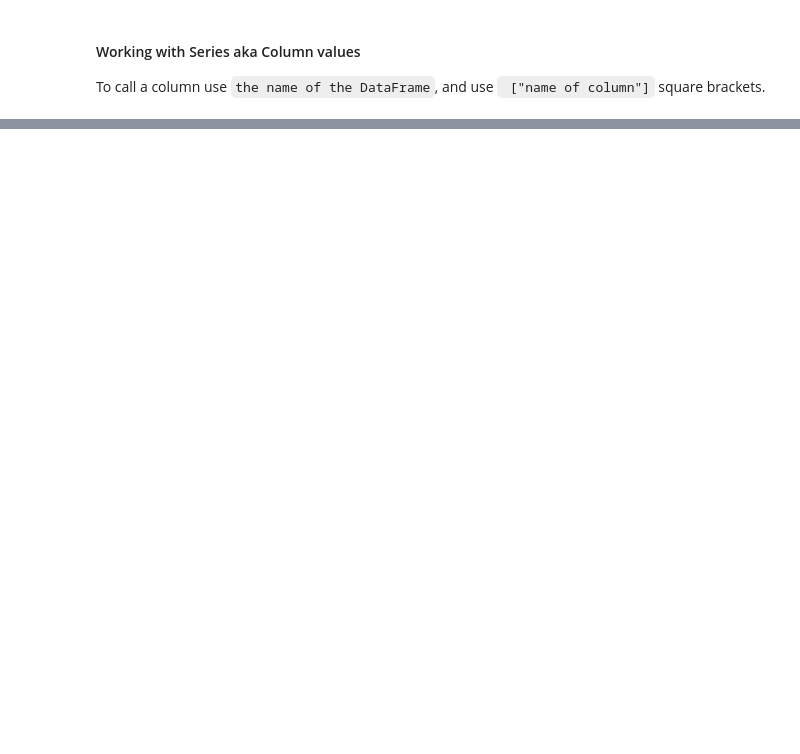
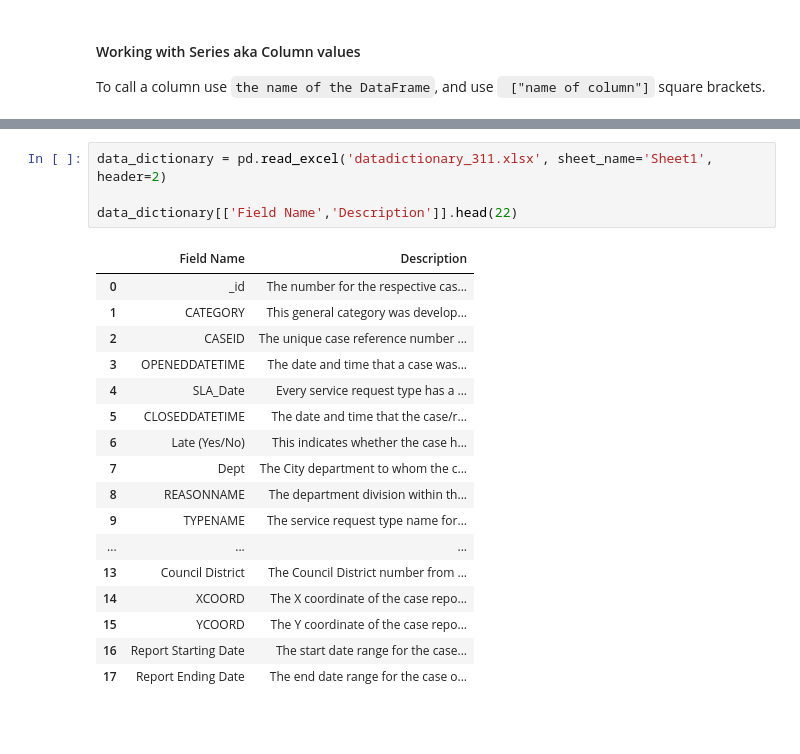
Before and after one commit to dianita956/cedish_pandas_workshop, a Jupyter notebook: pandas.ipynb, the cells around one changed output, grey strips where cells are left out. Drawn from its saved outputs; the diff is of its cells as text; blank space fills up the shorter version.

```diff
--- a/pandas.ipynb
+++ b/pandas.ipynb
@@ -232,2 +204,24 @@ np.float64(22.0)
+# %%
+data_dictionary = pd.read_excel('datadictionary_311.xlsx', sheet_name='Sheet1', header=2)
+
+data_dictionary[['Field Name','Description']].head(22)
+# %% [output]
+|  | Field Name | Description |
+| 0 | _id | The number for the respective cas... |
+| 1 | CATEGORY | This general category was develop... |
+| 2 | CASEID | The unique case reference number ... |
+| 3 | OPENEDDATETIME | The date and time that a case was... |
+| 4 | SLA_Date | Every service request type has a ... |
+| 5 | CLOSEDDATETIME | The date and time that the case/r... |
+| 6 | Late (Yes/No) | This indicates whether the case h... |
+| 7 | Dept | The City department to whom the c... |
+| 8 | REASONNAME | The department division within th... |
+| 9 | TYPENAME | The service request type name for... |
+| ... | ... | ... |
+| 13 | Council District | The Council District number from ... |
+| 14 | XCOORD | The X coordinate of the case repo... |
+| 15 | YCOORD | The Y coordinate of the case repo... |
+| 16 | Report Starting Date | The start date range for the case... |
+| 17 | Report Ending Date | The end date range for the case o... |
 # %% [markdown]
 <h4>
```
Also changed, not shown: parts of 12 cells of this notebook, 1 other file.
